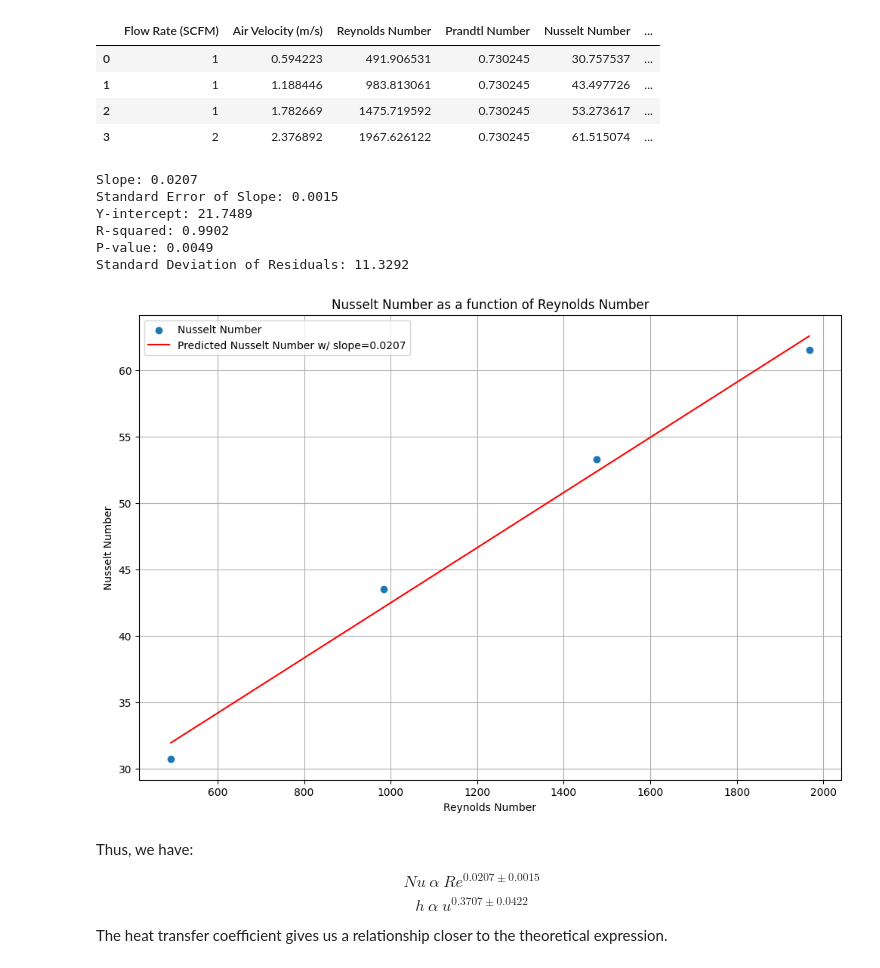
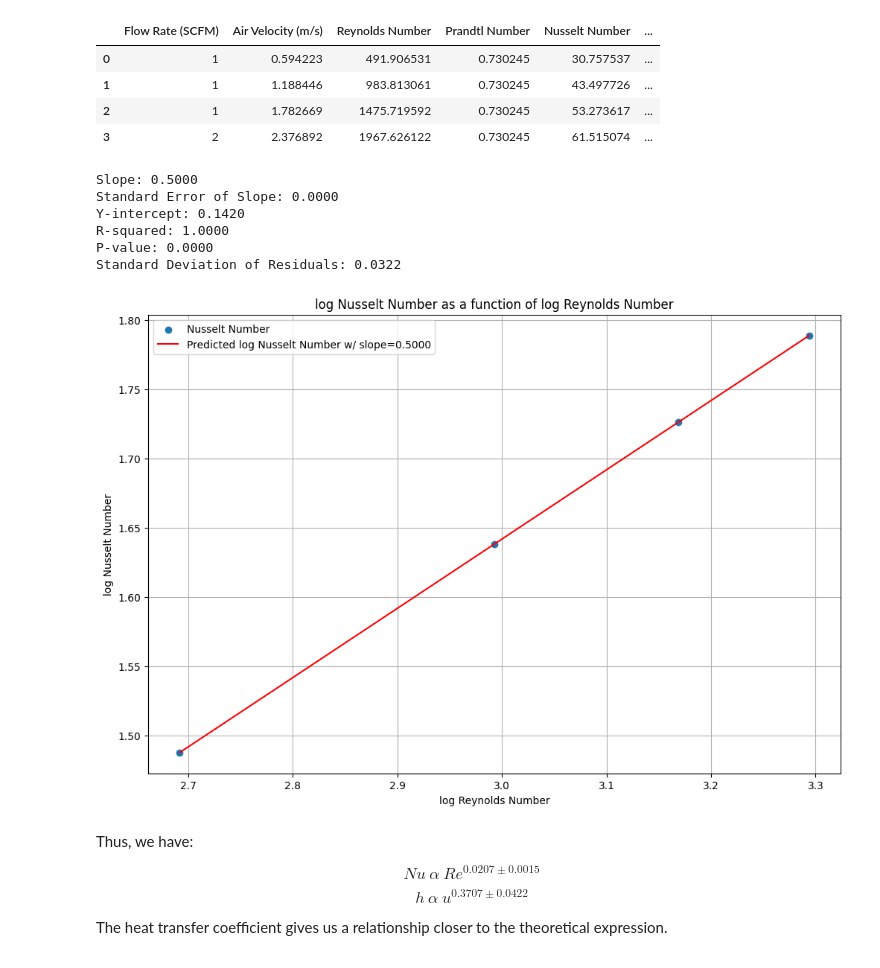
Before and after one commit to rahilisashaik/cbe154, a Jupyter notebook: heat-transfer-2/HT_data_analysis.ipynb, the cells around one changed output. Saved outputs shown, nothing was run; the diff lists cells and outputs as text; code cells hidden in the pictures.

Commit message:
plotting Reynolds vs Nusselt on log scale

```diff
--- a/heat-transfer-2/HT_data_analysis.ipynb
+++ b/heat-transfer-2/HT_data_analysis.ipynb
@@ -413,6 +413,8 @@ $$ Nu \ \alpha \ Re ^ {0.5} $$
 
 #### Let's plot this as well to see how the relationship compares
 # %%
+dimensionless_df["log Reynolds Number"] = np.log10(dimensionless_df["Reynolds Number"])
+dimensionless_df["log Nusselt Number"] = np.log10(dimensionless_df["Nusselt Number"])
 dimensionless_df
 # %% [output]
 |  | Flow Rate (SCFM) | Air Velocity (m/s) | Reynolds Number | Prandtl Number | Nusselt Number | ... |
@@ -421,34 +423,34 @@ dimensionless_df
 | 2 | 1 | 1.782669 | 1475.719592 | 0.730245 | 53.273617 | ... |
 | 3 | 2 | 2.376892 | 1967.626122 | 0.730245 | 61.515074 | ... |
 # %%
-slope, intercept, r_value, p_value, std_err = stats.linregress(dimensionless_df["Reynolds Number"], dimensionless_df['Nusselt Number'])
-line = slope * dimensionless_df["Reynolds Number"] + intercept
+slope, intercept, r_value, p_value, std_err = stats.linregress(dimensionless_df["log Reynolds Number"], dimensionless_df['log Nusselt Number'])
+line = slope * dimensionless_df["log Reynolds Number"] + intercept
 plt.figure(figsize=(12, 8))
-plt.scatter(dimensionless_df["Reynolds Number"], dimensionless_df["Nusselt Number"], label = "Nusselt Number")
-plt.plot(dimensionless_df["Reynolds Number"], line, label=f"Predicted Nusselt Number w/ slope={slope:.4f}", color = "red")
-plt.title("Nusselt Number as a function of Reynolds Number")
-plt.xlabel("Reynolds Number")
-plt.ylabel("Nusselt Number")
+plt.scatter(dimensionless_df["log Reynolds Number"], dimensionless_df["log Nusselt Number"], label = "Nusselt Number")
+plt.plot(dimensionless_df["log Reynolds Number"], line, label=f"Predicted log Nusselt Number w/ slope={slope:.4f}", color = "red")
+plt.title("log Nusselt Number as a function of log Reynolds Number")
+plt.xlabel("log Reynolds Number")
+plt.ylabel("log Nusselt Number")
 plt.grid()
 plt.legend()
 
 print(f"Slope: {slope:.4f}")
 print(f"Standard Error of Slope: {std_err:.4f}")
 print(f"Y-intercept: {intercept:.4f}")
 print(f"R-squared: {r_value**2:.4f}")
 print(f"P-value: {p_value:.4f}")
 
 residuals = calc_vals_df['log(h)'] - line
 std_dev = np.std(residuals)
 print(f"Standard Deviation of Residuals: {std_dev:.4f}")
 # %% [output]
-Slope: 0.0207
-Standard Error of Slope: 0.0015
-Y-intercept: 21.7489
-R-squared: 0.9902
-P-value: 0.0049
-Standard Deviation of Residuals: 11.3292
+Slope: 0.5000
+Standard Error of Slope: 0.0000
+Y-intercept: 0.1420
+R-squared: 1.0000
+P-value: 0.0000
+Standard Deviation of Residuals: 0.0322
-[figure, old version]
+[figure, new version]
 # %% [markdown]
 Thus, we have:
 
```
